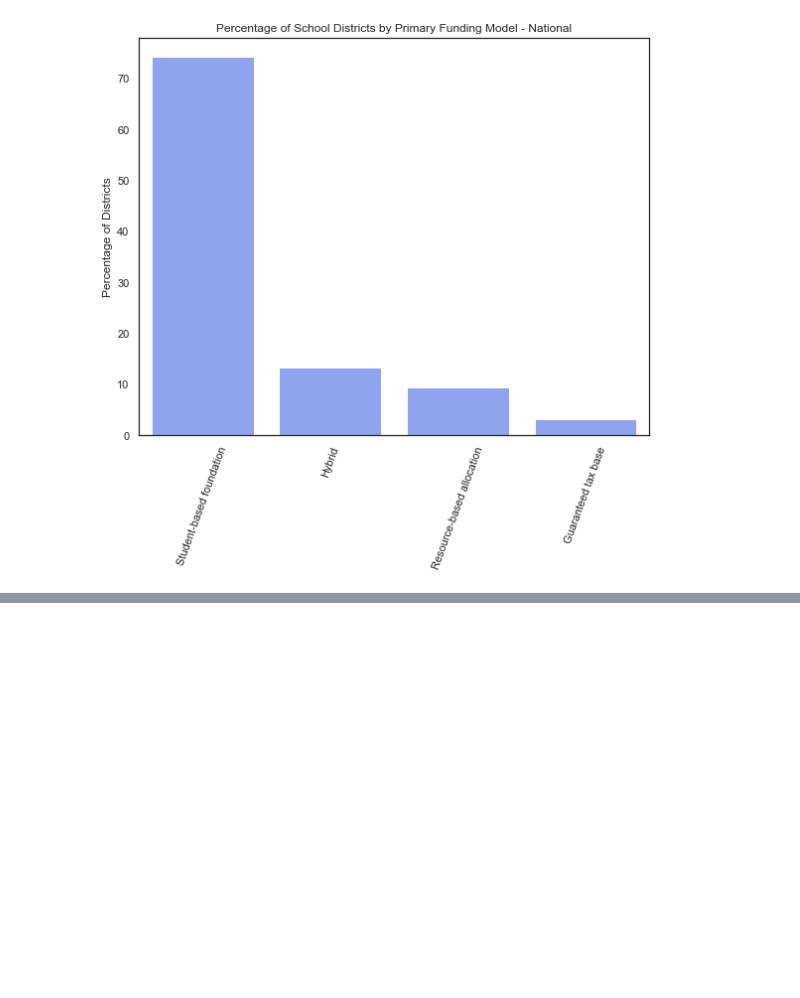
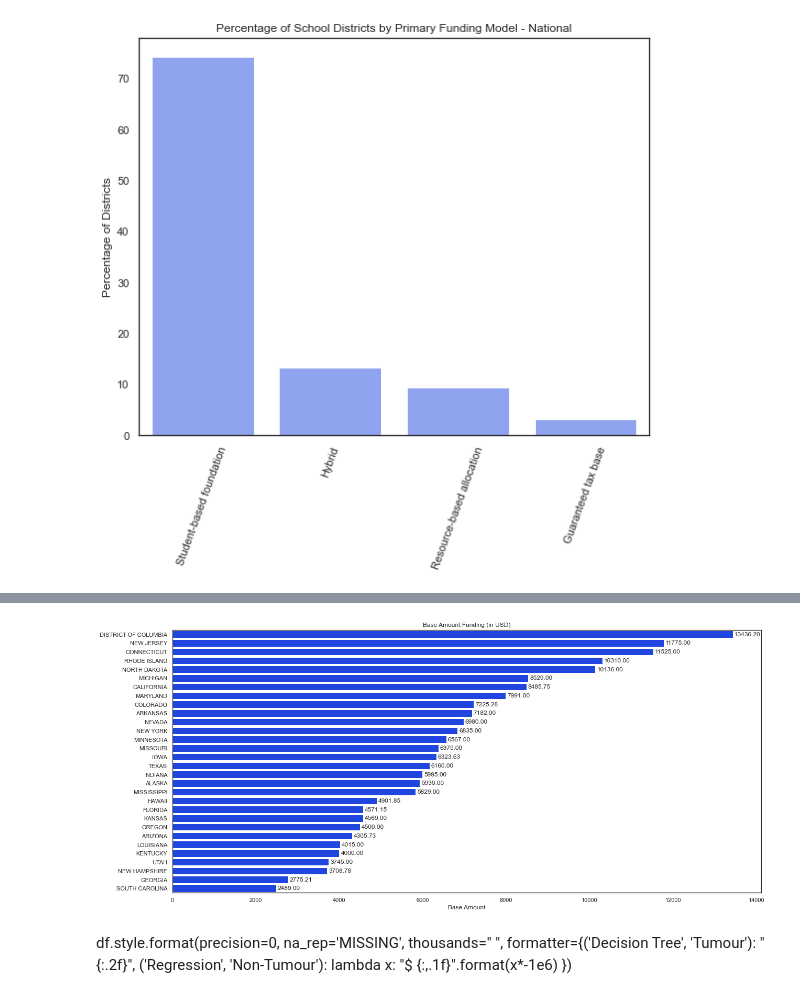
Before and after one commit to caitbrown12/NSS_Capstone, a Jupyter notebook: notebook/NCES_Enrollment_Data_2.ipynb, the cells around one changed output, grey strips where cells are left out. Drawn from its saved outputs; the diff is of its cells as text; code cells hidden in the pictures; blank space fills up the shorter version.

```diff
--- a/notebook/NCES_Enrollment_Data_2.ipynb
+++ b/notebook/NCES_Enrollment_Data_2.ipynb
@@ -1317,3 +1335,6 @@ plt.tight_layout()
 plt.show();
 # %% [output]
 [figure]
+# %%
+base_amount = baseamt[['State Name', 'Base Amount']]
+base_amount.head()
@@ -1319,0 +1348,3 @@ plt.show();
+# %%
+basefunding = base_amount.drop_duplicates(keep='first').reset_index()
+basefunding.head(10)
@@ -1319,0 +1363,2 @@ plt.show();
+# %%
+basefunding = basefunding.drop(columns='index')
@@ -1319,0 +1374,3 @@ plt.show();
+# %%
+bfunding = basefunding.rename(columns = {'state' : 'State Name', 'amount' : 'Base Amount'})
+bfunding.head()
@@ -1319,0 +1384,19 @@ plt.show();
+# %%
+fig, ax = plt.subplots(figsize=(18, 8))
+sns.set_style('white')
+state_order=['DISTRICT OF COLUMBIA', 'NEW JERSEY', 'CONNECTICUT', 'RHODE ISLAND', 'NORTH DAKOTA', 'MICHIGAN', 'CALIFORNIA', 'MARYLAND', 'COLORADO', 'ARKANSAS', 'NEVADA', 'NEW YORK', 'MINNESOTA', 'MISSOURI', 'IOWA', 'TEXAS', 'INDIANA', 'ALASKA', 'MISSISSIPPI', 'HAWAII', 'FLORIDA','KANSAS', 'OREGON', 'ARIZONA', 'LOUISIANA', 'KENTUCKY', 'UTAH', 'NEW HAMPSHIRE', 'GEORGIA', 'SOUTH CAROLINA']
+ax = sns.barplot(x='Base Amount', y='State Name', data=bfunding, order=state_order, color='#0033FF')
+ax.bar_label(ax.containers[0], size=12, padding=3, fmt='%.2f')
+plt.xlabel('Base Amount')
+plt.ylabel(None)
+plt.title('Base Amount Funding (in USD)')
+plt.tight_layout()
+plt.savefig('Base Amount Funding - National_2')
+plt.show();
+# %% [output]
+[figure, added]
+# %% [markdown]
+df.style.format(precision=0, na_rep='MISSING', thousands=" ",
+                formatter={('Decision Tree', 'Tumour'): "{:.2f}",
+                           ('Regression', 'Non-Tumour'): lambda x: "$ {:,.1f}".format(x*-1e6)
+                          })
```
Also changed, not shown: parts of 8 cells of this notebook.
